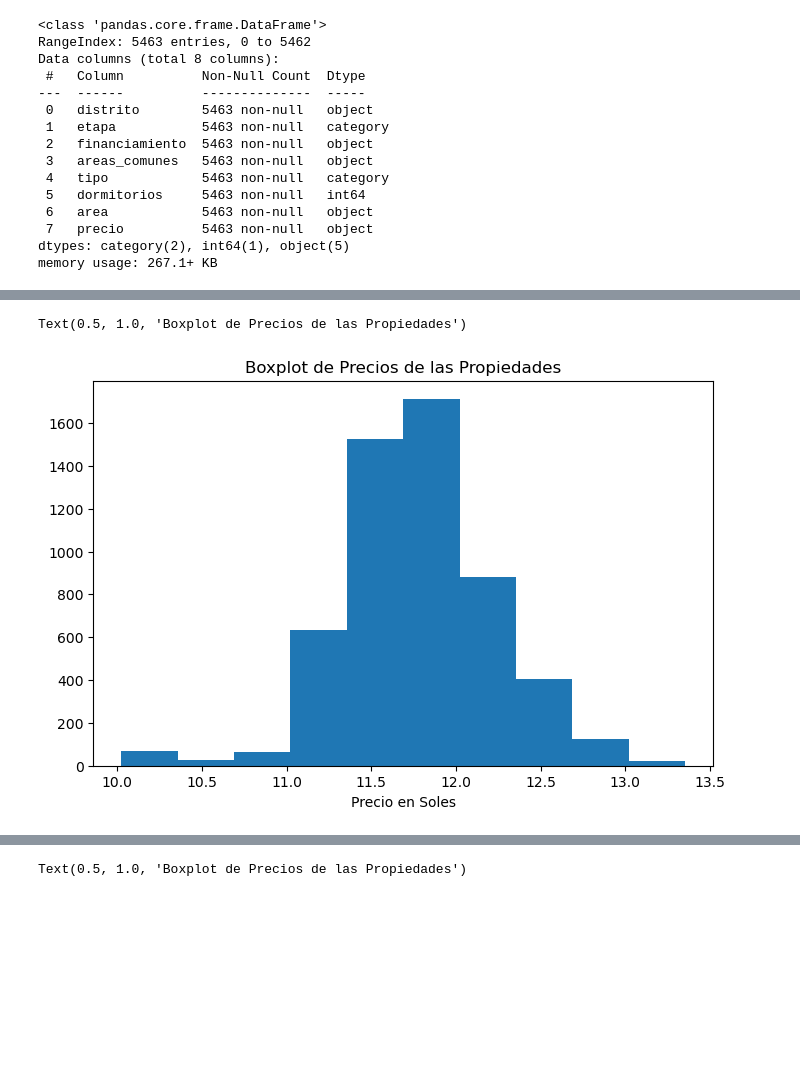
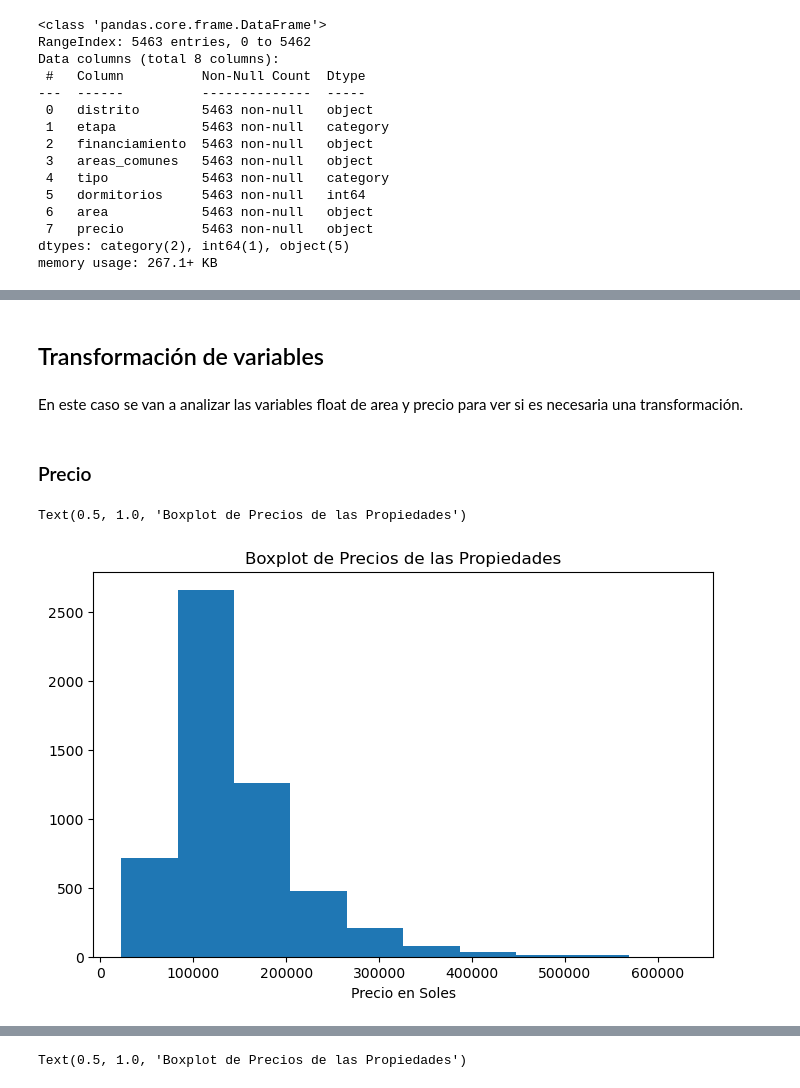
Before and after one commit to fcuya13/analitica, a Jupyter notebook: franco_test.ipynb, the cells around one changed output, grey strips where cells are left out. Saved outputs shown, nothing was run; the diff lists cells and outputs as text; code cells hidden in the pictures; blank space fills up the shorter version.

```diff
--- a/franco_test.ipynb
+++ b/franco_test.ipynb
@@ -138,11 +158,16 @@ one_hot_df
 5463 rows × 39 columns
-# %%
-import matplotlib.pyplot as plt
-target = relevant_df['precio_soles']
-plt.figure(figsize=(8, 5))
-plt.hist(np.log(target))
-plt.xlabel('Precio en Soles')
-plt.title('Boxplot de Precios de las Propiedades')
-# %% [output]
-Text(0.5, 1.0, 'Boxplot de Precios de las Propiedades')
-[figure, removed]
+# %% [markdown]
+## Transformación de variables
+# %% [markdown]
+En este caso se van a analizar las variables float de area y precio para ver si es necesaria una transformación.
+# %% [markdown]
+### Precio
+# %%
+target = df['precio_usd']
+plt.figure(figsize=(8, 5))
+plt.hist(target)
+plt.xlabel('Precio en Soles')
+plt.title('Boxplot de Precios de las Propiedades')
+# %% [output]
+Text(0.5, 1.0, 'Boxplot de Precios de las Propiedades')
+[figure, added]
```
Also changed, not shown: parts of 43 cells of this notebook, 1 other file.
